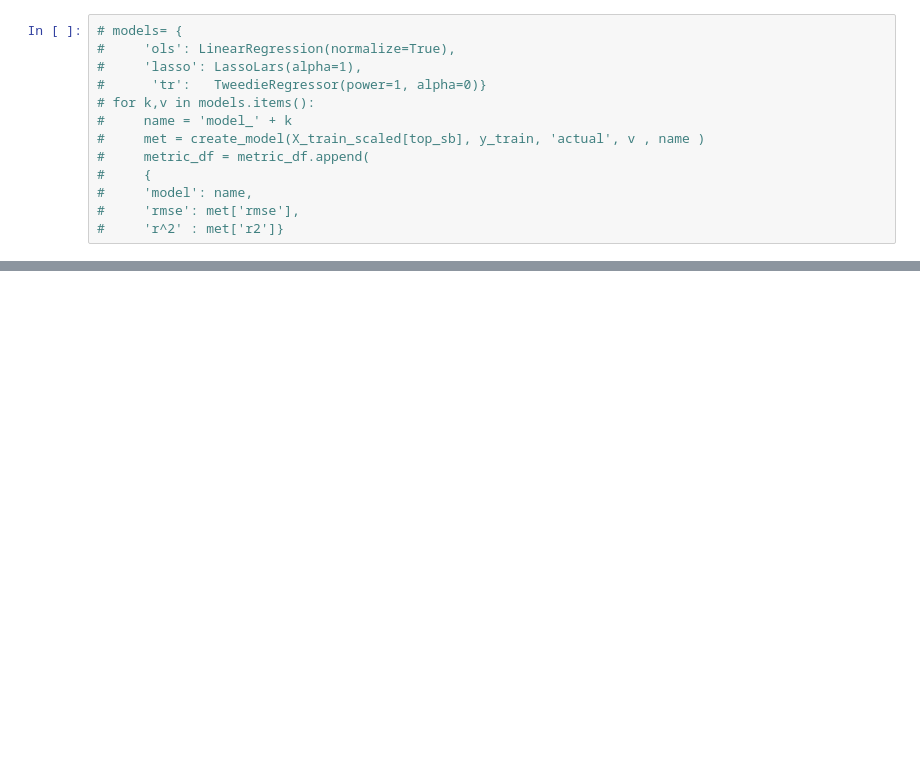
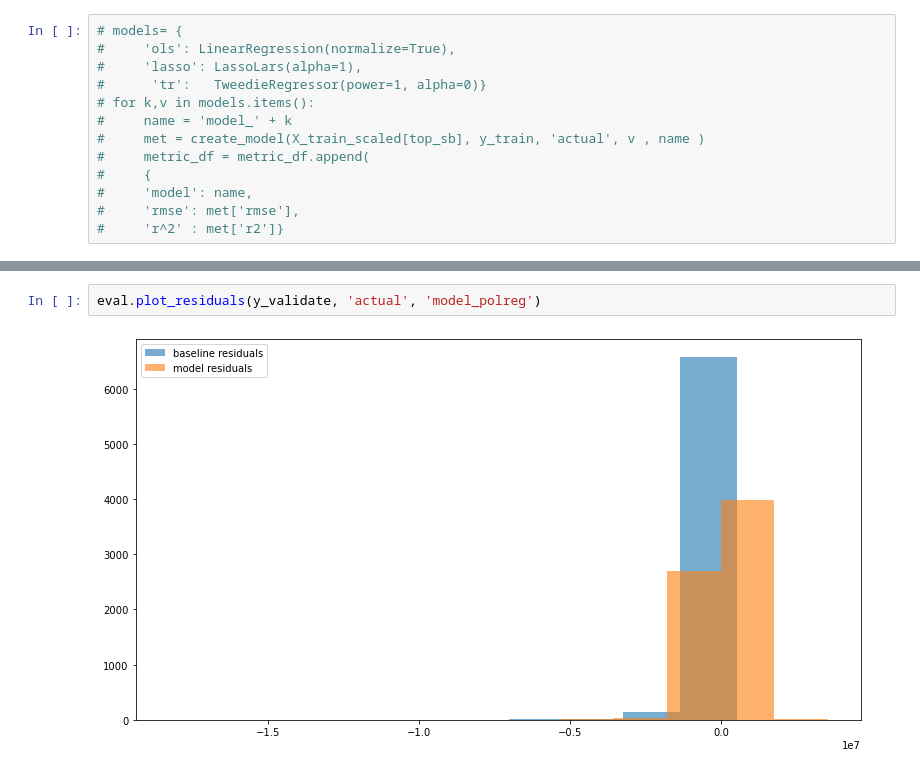
Before and after one commit to cindyvillanuevads/regression_project_zillow-, a Jupyter notebook: zillow.ipynb, the cells around one changed output, grey strips where cells are left out. Cells and saved outputs as stored; diff of their text form; blank space fills up the shorter version.

```diff
--- a/zillow.ipynb
+++ b/zillow.ipynb
@@ -471,0 +834,4 @@ metric_df
+# %%
+eval.plot_residuals(y_validate, 'actual', 'model_polreg')
+# %% [output]
+[figure, added]
```
Also changed, not shown: parts of 63 cells of this notebook.
